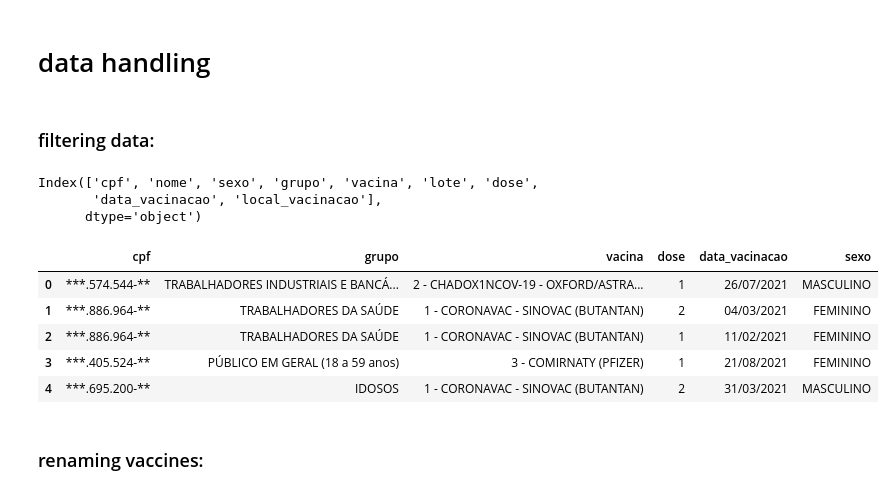
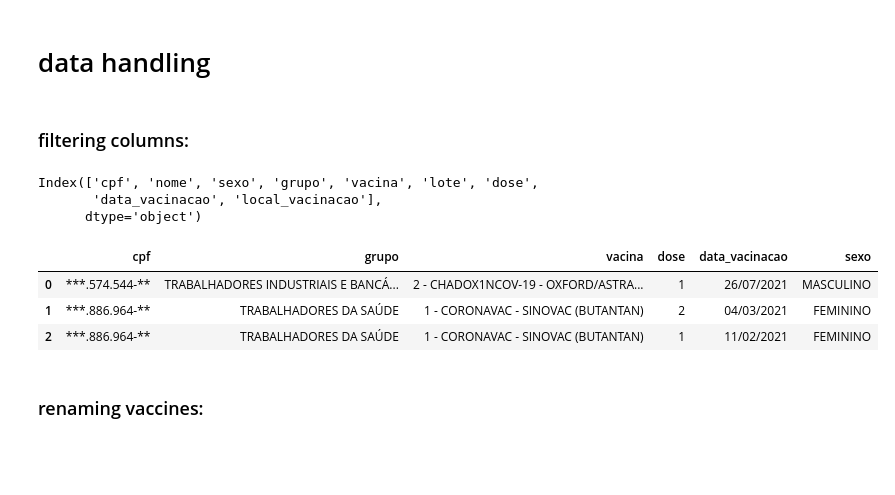
Before and after one commit to yvesemmanuel/analise_dados, a Jupyter notebook: analyses/september 7.ipynb, the cells around one changed output. Cells and saved outputs as stored; diff of their text form; code cells hidden in the pictures; blank space fills up the shorter version.

```diff
--- a/analyses/september 7.ipynb
+++ b/analyses/september 7.ipynb
@@ -18,7 +18,7 @@ raw_data.head()
 # %% [markdown]
 # data handling
 # %% [markdown]
-### filtering data:
+### filtering columns:
 # %%
 raw_data.columns
 # %% [output]
@@ -27,14 +27,12 @@ Index(['cpf', 'nome', 'sexo', 'grupo', 'vacina', 'lote', 'dose',
       dtype='object')
 # %%
 data = raw_data.loc[:, ["cpf", "grupo", "vacina", "dose", "data_vacinacao", "sexo"]]
-data.head()
+data.head(3)
 # %% [output]
 |  | cpf | grupo | vacina | dose | data_vacinacao | sexo |
 | 0 | ***.574.544-** | TRABALHADORES INDUSTRIAIS E BANCÁ... | 2 - CHADOX1NCOV-19 - OXFORD/ASTRA... | 1 | 26/07/2021 | MASCULINO |
 | 1 | ***.886.964-** | TRABALHADORES DA SAÚDE | 1 - CORONAVAC - SINOVAC (BUTANTAN) | 2 | 04/03/2021 | FEMININO |
 | 2 | ***.886.964-** | TRABALHADORES DA SAÚDE | 1 - CORONAVAC - SINOVAC (BUTANTAN) | 1 | 11/02/2021 | FEMININO |
-| 3 | ***.405.524-** | PÚBLICO EM GERAL (18 a 59 anos) | 3 - COMIRNATY (PFIZER) | 1 | 21/08/2021 | FEMININO |
-| 4 | ***.695.200-** | IDOSOS | 1 - CORONAVAC - SINOVAC (BUTANTAN) | 2 | 31/03/2021 | MASCULINO |
 # %% [markdown]
 ### renaming vaccines:
 # %%
```
Also changed, not shown: parts of 33 cells of this notebook.
